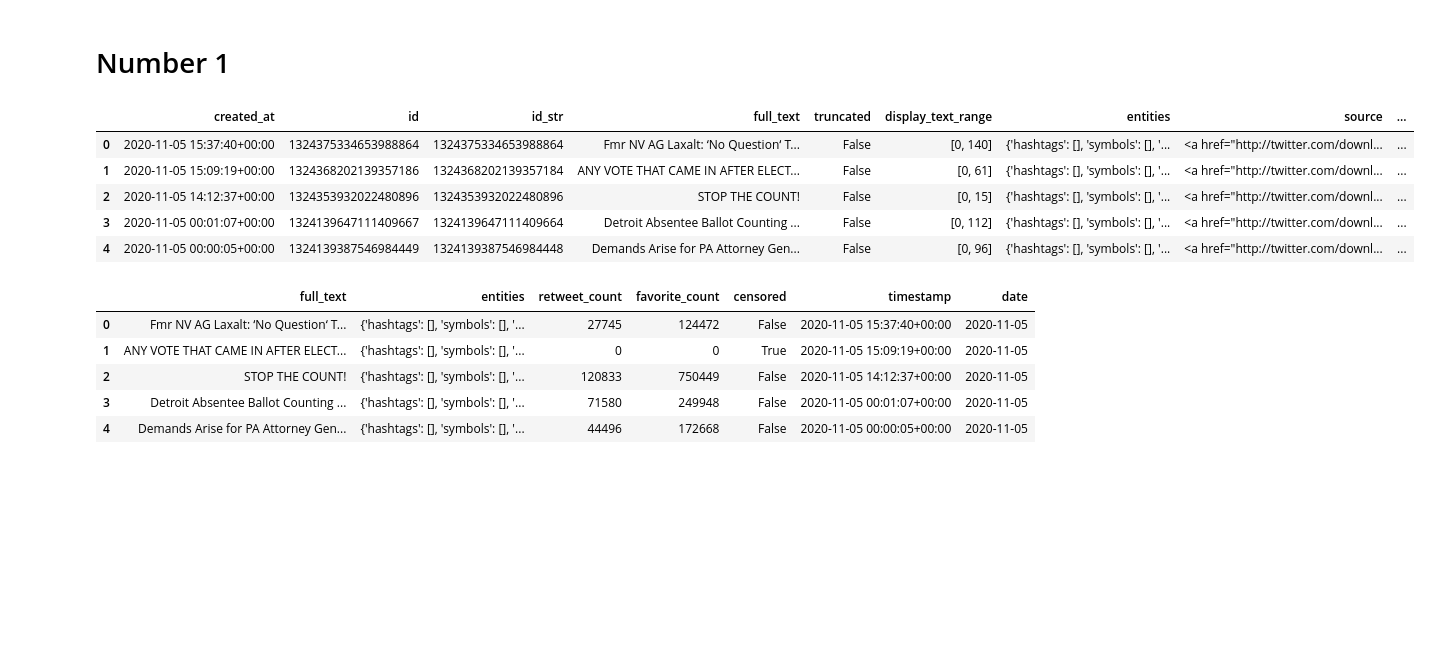
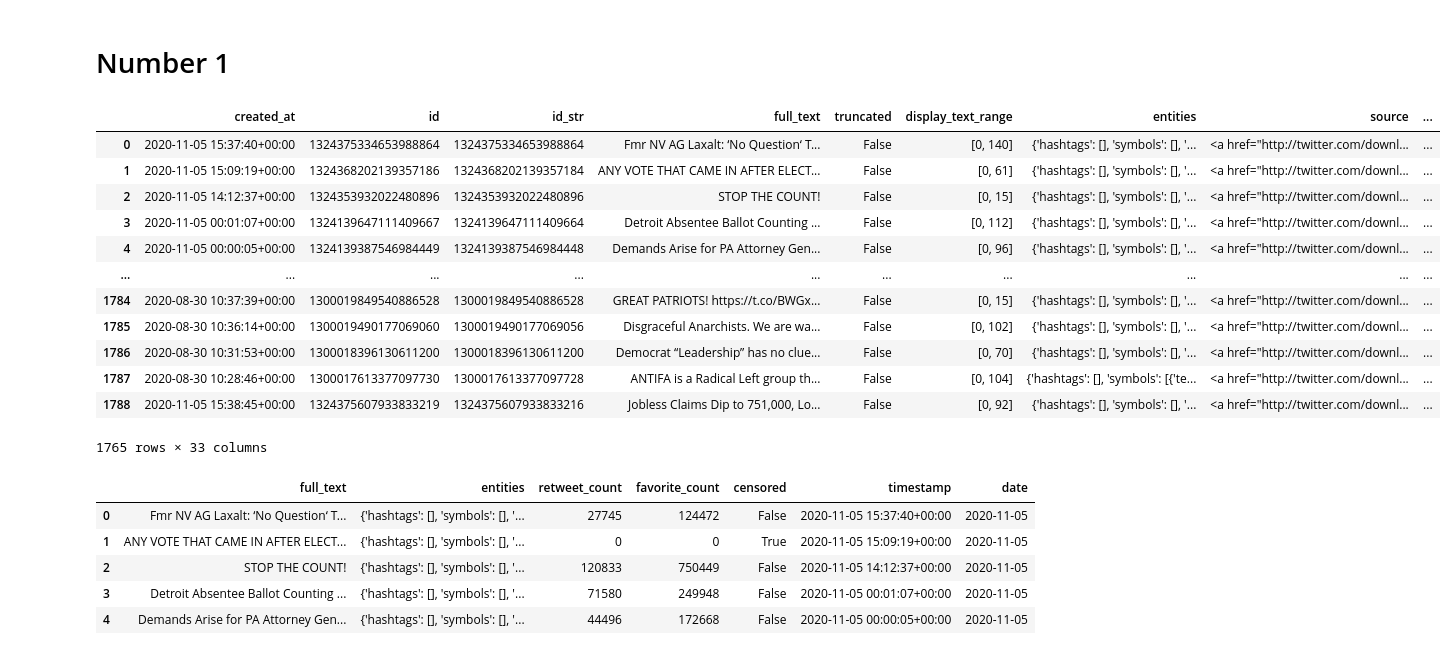
Before and after one commit to iw2/test, a Jupyter notebook: Werries_Isaac_HW1.ipynb, the cells around one changed output. Saved outputs shown, nothing was run; the diff lists cells and outputs as text; code cells hidden in the pictures; blank space fills up the shorter version.

```diff
--- a/Werries_Isaac_HW1.ipynb
+++ b/Werries_Isaac_HW1.ipynb
@@ -57,15 +57,23 @@ from nltk.sentiment.vader import SentimentIntensityAnalyzer
 # %%
 tweets_df = pd.read_json('/Users/isaacwerries/Desktop/test/Trump_tweets.json') #open json file
 pd.set_option('display.max_columns', None) #show all columns
+tweets_df = tweets_df.drop_duplicates(subset = ['full_text'], keep = 'first')
 # %%
-tweets_df.head(5)
+tweets_df
 # %% [output]
 |  | created_at | id | id_str | full_text | truncated | display_text_range | entities | source | ... |
 | 0 | 2020-11-05 15:37:40+00:00 | 1324375334653988864 | 1324375334653988864 | Fmr NV AG Laxalt: ‘No Question‘ T... | False | [0, 140] | {'hashtags': [], 'symbols': [], '... | <a href="http://twitter.com/downl... | ... |
 | 1 | 2020-11-05 15:09:19+00:00 | 1324368202139357186 | 1324368202139357184 | ANY VOTE THAT CAME IN AFTER ELECT... | False | [0, 61] | {'hashtags': [], 'symbols': [], '... | <a href="http://twitter.com/downl... | ... |
 | 2 | 2020-11-05 14:12:37+00:00 | 1324353932022480896 | 1324353932022480896 | STOP THE COUNT! | False | [0, 15] | {'hashtags': [], 'symbols': [], '... | <a href="http://twitter.com/downl... | ... |
 | 3 | 2020-11-05 00:01:07+00:00 | 1324139647111409667 | 1324139647111409664 | Detroit Absentee Ballot Counting ... | False | [0, 112] | {'hashtags': [], 'symbols': [], '... | <a href="http://twitter.com/downl... | ... |
 | 4 | 2020-11-05 00:00:05+00:00 | 1324139387546984449 | 1324139387546984448 | Demands Arise for PA Attorney Gen... | False | [0, 96] | {'hashtags': [], 'symbols': [], '... | <a href="http://twitter.com/downl... | ... |
+| ... | ... | ... | ... | ... | ... | ... | ... | ... | ... |
+| 1784 | 2020-08-30 10:37:39+00:00 | 1300019849540886528 | 1300019849540886528 | GREAT PATRIOTS! https://t.co/BWGx... | False | [0, 15] | {'hashtags': [], 'symbols': [], '... | <a href="http://twitter.com/downl... | ... |
+| 1785 | 2020-08-30 10:36:14+00:00 | 1300019490177069060 | 1300019490177069056 | Disgraceful Anarchists. We are wa... | False | [0, 102] | {'hashtags': [], 'symbols': [], '... | <a href="http://twitter.com/downl... | ... |
+| 1786 | 2020-08-30 10:31:53+00:00 | 1300018396130611200 | 1300018396130611200 | Democrat “Leadership” has no clue... | False | [0, 70] | {'hashtags': [], 'symbols': [], '... | <a href="http://twitter.com/downl... | ... |
+| 1787 | 2020-08-30 10:28:46+00:00 | 1300017613377097730 | 1300017613377097728 | ANTIFA is a Radical Left group th... | False | [0, 104] | {'hashtags': [], 'symbols': [{'te... | <a href="http://twitter.com/downl... | ... |
+| 1788 | 2020-11-05 15:38:45+00:00 | 1324375607933833219 | 1324375607933833216 | Jobless Claims Dip to 751,000, Lo... | False | [0, 92] | {'hashtags': [], 'symbols': [], '... | <a href="http://twitter.com/downl... | ... |
+1765 rows × 33 columns
 # %%
 mod_df = tweets_df.loc[:,('full_text','entities','retweet_count','favorite_count')]
 mod_df['censored'] = tweets_df['retweet_count'] == 0
```
Also changed, not shown: parts of 6 cells of this notebook, 3 other files.
